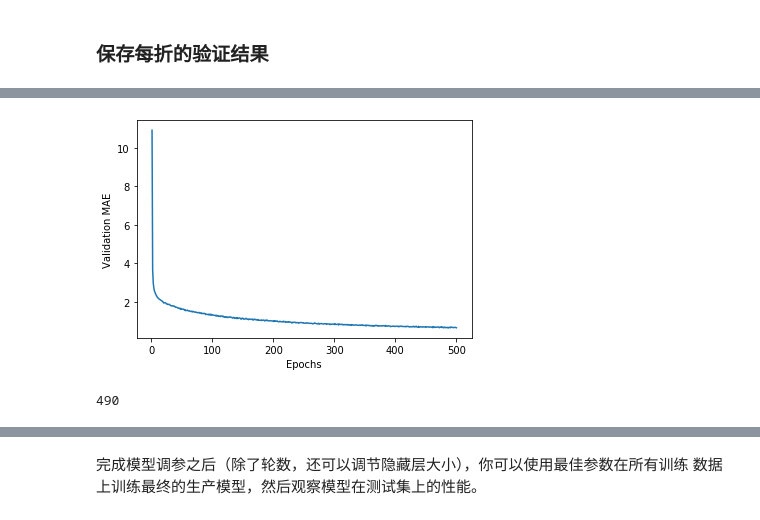
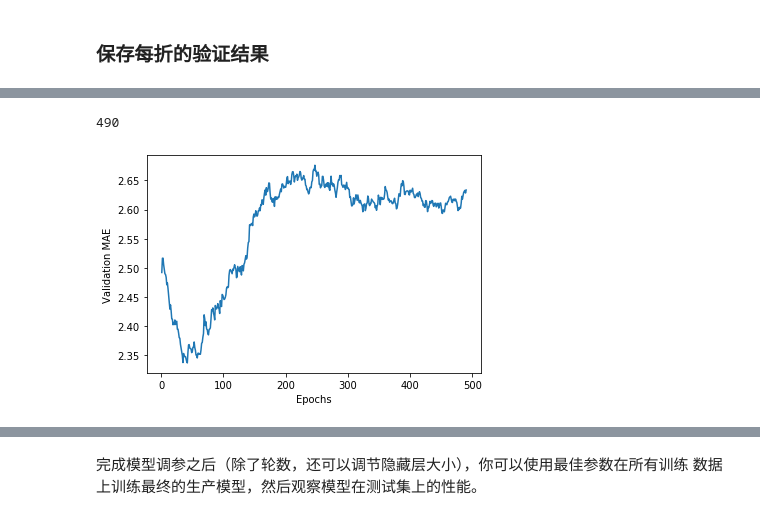
Before and after one commit to xuyagang/DeepLearning, a Jupyter notebook: 02_Deep Learning with Python/3.6_预测房价_回归问题.ipynb, the cells around one changed output, grey strips where cells are left out. Cells and saved outputs as stored; diff of their text form; code cells hidden in the pictures.

```diff
--- a/02_Deep Learning with Python/3.6_预测房价_回归问题.ipynb
+++ b/02_Deep Learning with Python/3.6_预测房价_回归问题.ipynb
@@ -95,11 +88,14 @@ def build_model():
     model.add(layers.Dense(64, activation='relu',
                            input_shape=(train_data.shape[1],)))
     model.add(layers.Dense(64,activation='relu'))
+    # 注意没有激活层，是一个线性层，因为回归的是一个标量
     model.add(layers.Dense(1))
     # metrics: 在训练和测试期间的模型评估标准
     # mae:mean absolute error 差值绝对值求和平均
     # mse:mean square erros 差值平方求和平均
-    model.compile(optimizer='rmsprop',loss='mse',metrics=['mae'])
+    model.compile(optimizer='rmsprop',
+                  loss='mse',
+                  metrics=['mae'])
     return model
 # %% [markdown]
 网络的最后一层只有一个单元，没有激活，是一个线性层。这是标量回归（标量回归是预 测单一连续值的回归）的典型设置。添加激活函数将会限制输出范围。例如，如果向最后一层 添加 sigmoid 激活函数，网络只能学会预测0~1 范围内的值。这里最后一层是纯线性的，所以 网络可以学会预测任意范围内的值
@@ -235,0 +236,5 @@ len(average_mae_history)
+# %%
+ave_all_val_loss = np.mean(np.array(all_val_loss),axis = 0)
+ave_all_loss     = np.mean(np.array(all_loss),axis = 0)
+ave_all_val_mae = np.mean(np.array(all_val_mae),axis = 0)
+ave_all_mae     = np.mean(np.array(all_mae),axis = 0)
@@ -236,28 +261,27 @@ len(average_mae_history)
+# %%
+# 因为纵轴的范围较大，且数据方差相对较大，所以难以看清这张图的规律。我们来重新绘 制一张图
+# - 删除前 10 个数据点，因为它们的取值范围与曲线上的其他点不同
+# - 将每个数据点替换为前面数据点的指数移动平均值，以得到光滑的曲线
+
+def smooth_curve(points,factor=0.9):
+    smoothed_points = []
+    for point in points:
+        if smoothed_points:
+            previous = smoothed_points[-1]
+            smoothed_points.append(previous * factor + point * (1 - factor))
+        else:
+            smoothed_points.append(point)
+    return smoothed_points
+
+smooth_mae_history  = smooth_curve(ave_all_val_mae[10:])
+len(smooth_mae_history)
+# %% [output]
+490
 # %%
-import matplotlib.pyplot as plt
-
-plt.plot(range(1,len(average_mae_history)+1),average_mae_history)
+plt.plot(range(1, len(smooth_mae_history) + 1), smooth_mae_history)
+# plt.plot(range(1,len(average_mae_history)-9),average_mae_history[10:])
 plt.xlabel('Epochs')
 plt.ylabel('Validation MAE')
 plt.show()
 # %% [output]
-[figure, old version]
+[figure, new version]
-# %%
-# 因为纵轴的范围较大，且数据方差相对较大，所以难以看清这张图的规律。我们来重新绘 制一张图
-# - 删除前 10 个数据点，因为它们的取值范围与曲线上的其他点不同
-# - 将每个数据点替换为前面数据点的指数移动平均值，以得到光滑的曲线
-
-def smooth_curve(points,factor=0.9):
-    smoothed_points = []
-    for point in points:
-        if smoothed_points:
-            previous = smoothed_points[-1]
-            smoothed_points.append(previous * factor + point * (1 - factor))
-        else:
-            smoothed_points.append(point)
-    return smoothed_points
-
-smooth_mae_history  = smooth_curve(average_mae_history[10:])
-len(smooth_mae_history)
-# %% [output]
-490
```
Also changed, not shown: parts of 17 cells of this notebook, 25 other files.
